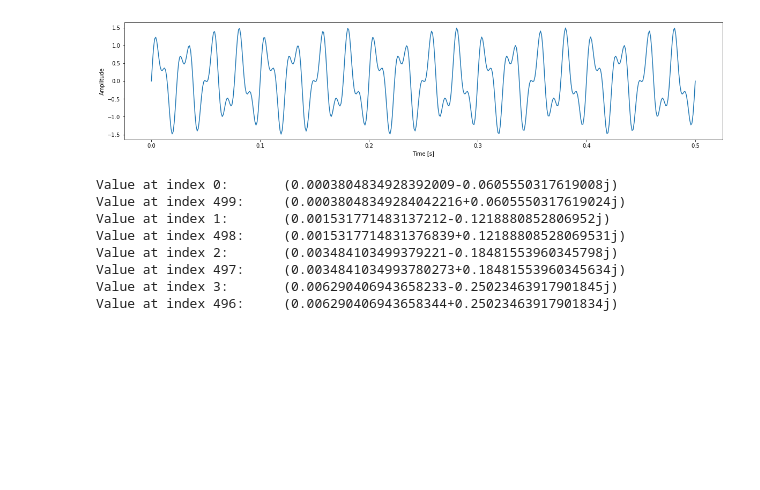
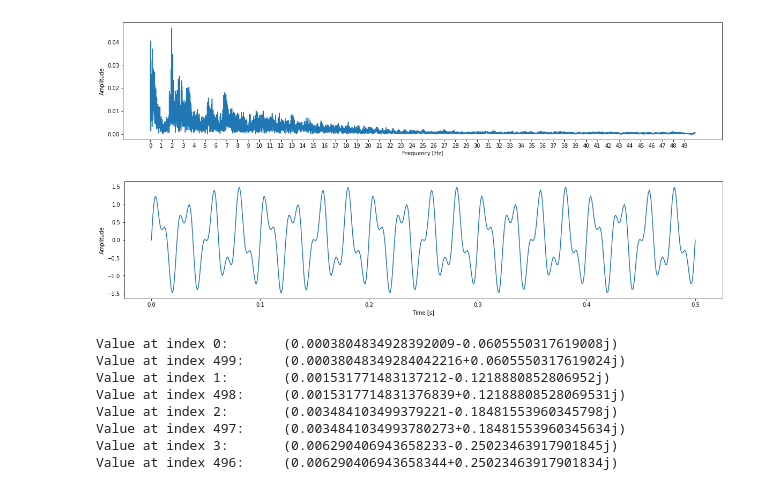
Before and after one commit to DataSEARCH-UOM/cricket_analytics, a Jupyter notebook: fft/fft.ipynb, the cells around one changed output. Saved outputs shown, nothing was run; the diff lists cells and outputs as text; code cells hidden in the pictures; blank space fills up the shorter version.

```diff
--- a/fft/fft.ipynb
+++ b/fft/fft.ipynb
@@ -43 +54,23 @@ plt.show()
+# %%
+# yfft = scipy.fftpack.fft(s_s)
+# fig = plt.figure(figsize=[20,4])
+# plt.plot(yfft[1:])
+# plt.show()
+
+yfft = scipy.fftpack.fft(s_s)
+T = 10/1000   #Once ten miliseond   #t_s[1] - t_s[0]  # sampling interval
+N = s_s.size
+
+# 1/T = frequency
+f_s = np.linspace(0, 1 / T, N)
+
+plt.figure(figsize=[20,4])
+
+plt.ylabel("Amplitude")
+plt.xlabel("Frequency [Hz]")
+plt.plot(f_s[1:N // 2], np.abs(yfft)[1:N // 2] * 1 / N)  # 1 / N is a normalization factor
+plt.xticks(np.arange(f_s[1],f_s[N//2], 1.0))
+plt.show()
+# %% [output]
+[figure, added]
 # %%
```
Also changed, not shown: parts of 9 cells of this notebook, 3 other files.
